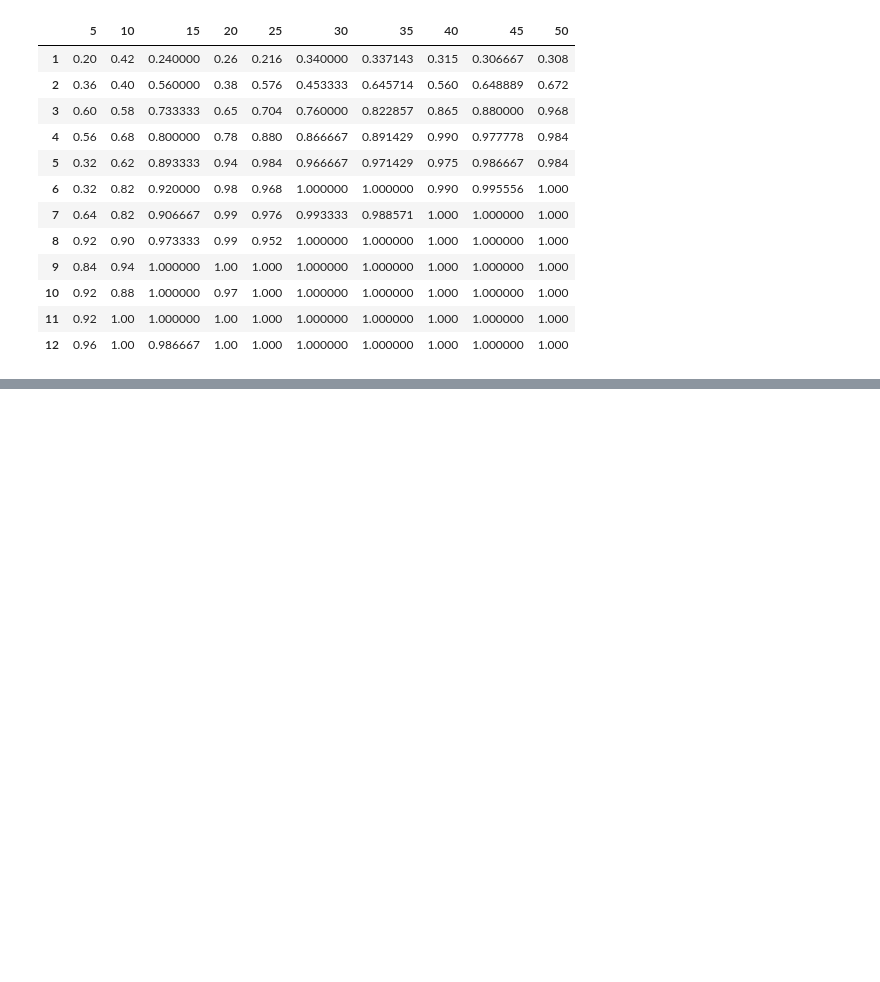
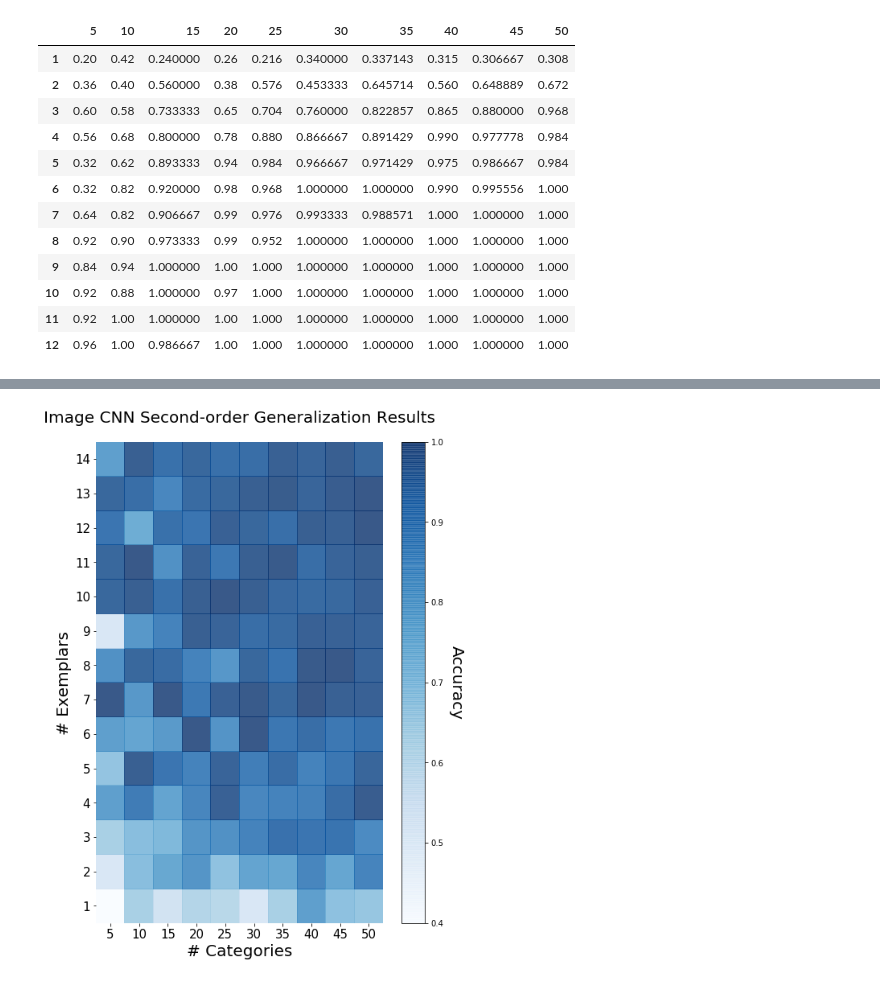
Before and after one commit to rfeinman/learning-to-learn, a Jupyter notebook: notebooks/heatmap.ipynb, the cells around one changed output, grey strips where cells are left out. Saved outputs shown, nothing was run; the diff lists cells and outputs as text; code cells hidden in the pictures; blank space fills up the shorter version.

```diff
--- a/notebooks/heatmap.ipynb
+++ b/notebooks/heatmap.ipynb
@@ -141,0 +146,7 @@ plot_heatmap(df_second1.loc[1:12],
+# %%
+df_second_img = pd.read_csv('../results/cnn_results_secondOrder/results.csv', index_col=0)
+plot_heatmap(df_second_img,
+             'Image CNN Second-order Generalization Results',
+             size=(8,11))
+# %% [output]
+[figure, added]
```
Also changed, not shown: parts of 8 cells of this notebook, 3 other files.
